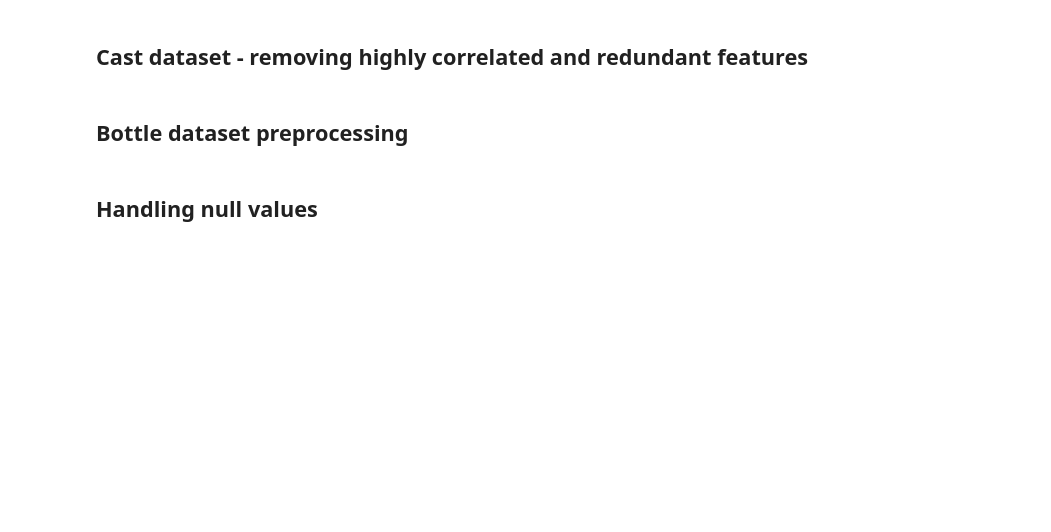
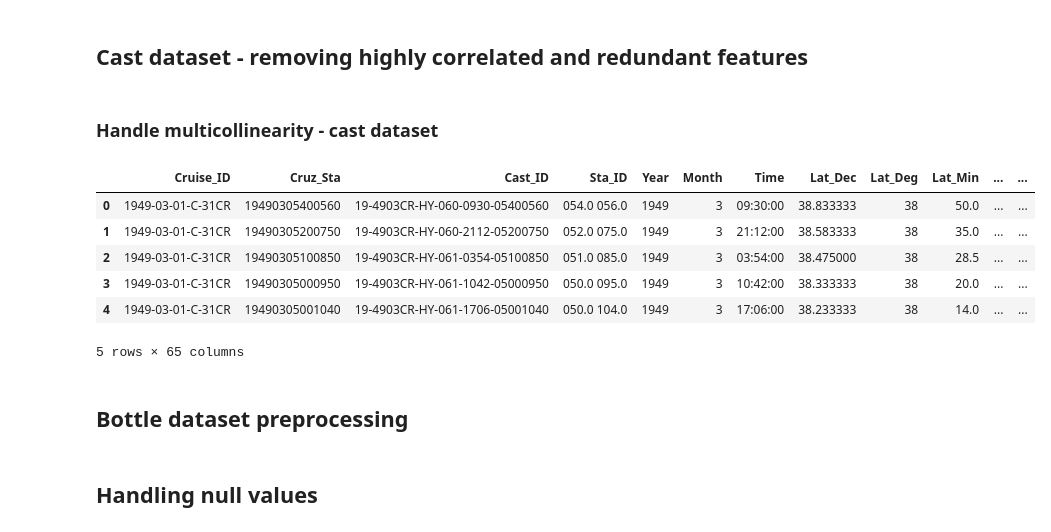
Before and after one commit to rooplaxmidesai/homework, a Jupyter notebook: week_13/week13_homework.ipynb, the cells around one changed output. Saved outputs shown, nothing was run; the diff lists cells and outputs as text; code cells hidden in the pictures; blank space fills up the shorter version.

```diff
--- a/week_13/week13_homework.ipynb
+++ b/week_13/week13_homework.ipynb
@@ -124,3 +120,5 @@ plt.show()
 #Lon_Hem has 'W' for all the records
 cast_df.drop(['Julian_Date','Julian_Day','Cst_Cnt','Cruise','Quarter',
               'DbSta_ID','Lon_Dec','Ac_Line','St_Station','Lat_Hem','Lon_Hem'],axis=1,inplace=True)
+# %% [markdown]
+### Handle multicollinearity - cast dataset
@@ -127,3 +129,13 @@ cast_df.drop(['Julian_Date','Julian_Day','Cst_Cnt','Cruise','Quarter',
+# %%
+cast_df.head()
+# %% [output]
+|  | Cruise_ID | Cruz_Sta | Cast_ID | Sta_ID | Year | Month | Time | Lat_Dec | Lat_Deg | Lat_Min | ... | ... |
+| 0 | 1949-03-01-C-31CR | 19490305400560 | 19-4903CR-HY-060-0930-05400560 | 054.0 056.0 | 1949 | 3 | 09:30:00 | 38.833333 | 38 | 50.0 | ... | ... |
+| 1 | 1949-03-01-C-31CR | 19490305200750 | 19-4903CR-HY-060-2112-05200750 | 052.0 075.0 | 1949 | 3 | 21:12:00 | 38.583333 | 38 | 35.0 | ... | ... |
+| 2 | 1949-03-01-C-31CR | 19490305100850 | 19-4903CR-HY-061-0354-05100850 | 051.0 085.0 | 1949 | 3 | 03:54:00 | 38.475000 | 38 | 28.5 | ... | ... |
+| 3 | 1949-03-01-C-31CR | 19490305000950 | 19-4903CR-HY-061-1042-05000950 | 050.0 095.0 | 1949 | 3 | 10:42:00 | 38.333333 | 38 | 20.0 | ... | ... |
+| 4 | 1949-03-01-C-31CR | 19490305001040 | 19-4903CR-HY-061-1706-05001040 | 050.0 104.0 | 1949 | 3 | 17:06:00 | 38.233333 | 38 | 14.0 | ... | ... |
+5 rows × 65 columns
 # %% [markdown]
 ## Bottle dataset preprocessing
 # %%
```
Also changed, not shown: parts of 21 cells of this notebook.
